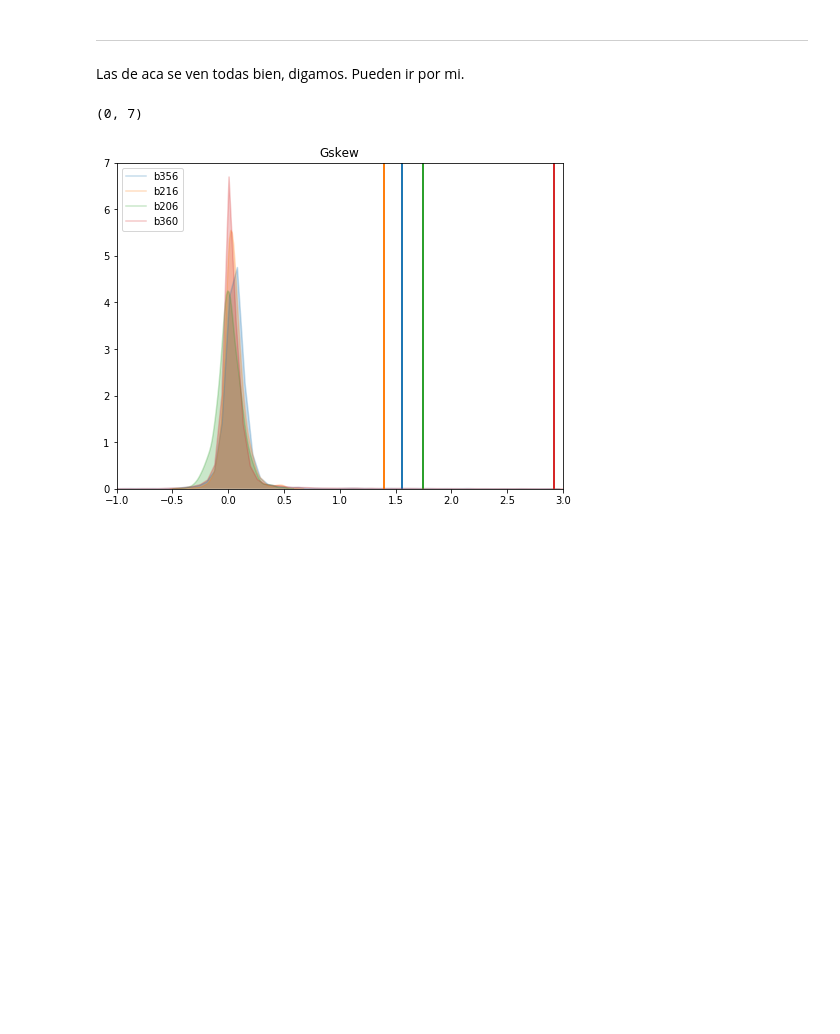
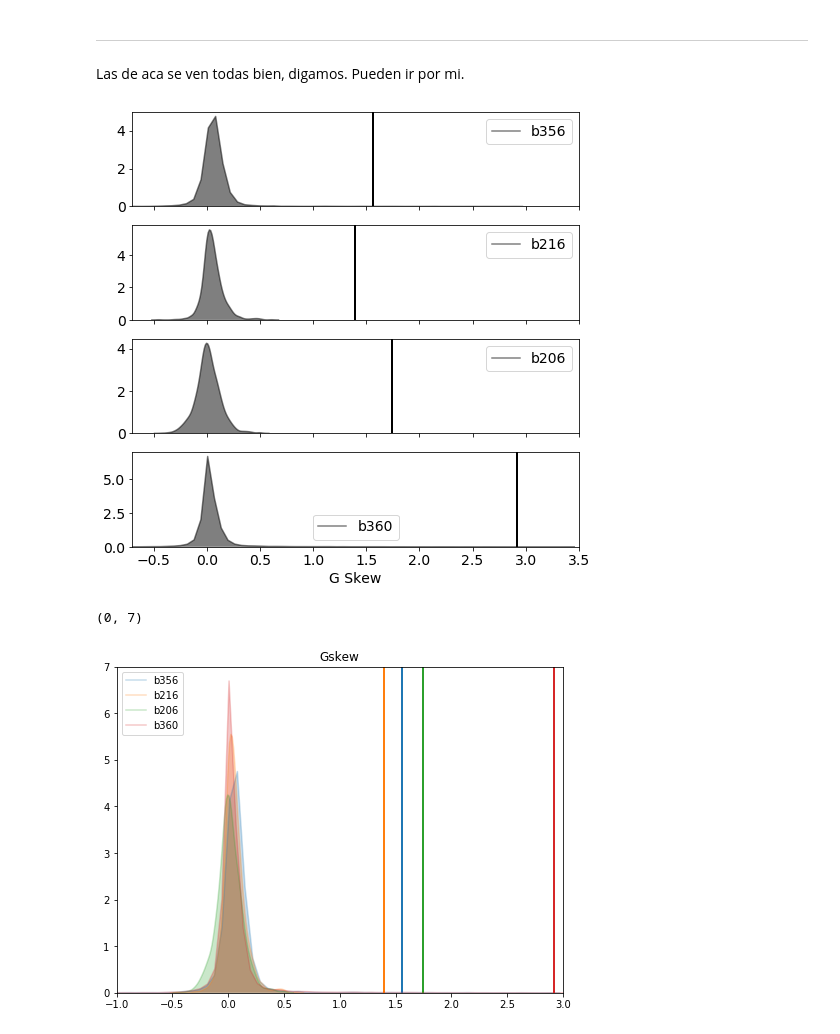
Before and after one commit to leliel12/paper_gema, a Jupyter notebook: 02_kde_comparations.ipynb, the cells around one changed output. Cells and saved outputs as stored; diff of their text form; code cells hidden in the pictures; blank space fills up the shorter version.

```diff
--- a/02_kde_comparations.ipynb
+++ b/02_kde_comparations.ipynb
@@ -406,6 +453,16 @@ plot_feat('Freq3_harmonics_rel_phase_3', feat_plot_conf=feat_plot_conf)
 ------------------------
 # %% [markdown]
 Las de aca se ven todas bien, digamos. Pueden ir por mi.
+# %%
+feat_plot_conf['Gskew'] = {'xscale': 'linear', 'yscale': 'linear'}
+axes = plot_feat_fourpanel('Gskew', feat_plot_conf=feat_plot_conf)
+plt.ylim(0, 7.)
+plt.xlim(-0.7, 3.5)
+plt.tick_params(labelsize=14)
+plt.xlabel('G Skew')
+plt.savefig('plots_blazars/gskew.png')
+# %% [output]
+[figure, added]
 # %%
 feat_plot_conf['Gskew'] = {'xscale':'linear', 'yscale':'linear'}
 plot_feat('Gskew', feat_plot_conf=feat_plot_conf)
```
Also changed, not shown: parts of 7 cells of this notebook.
